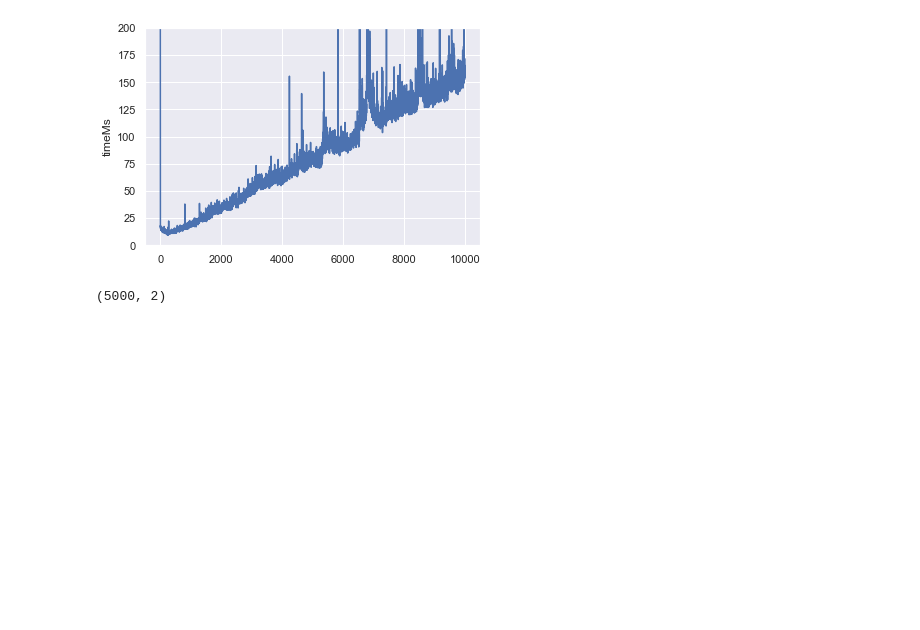
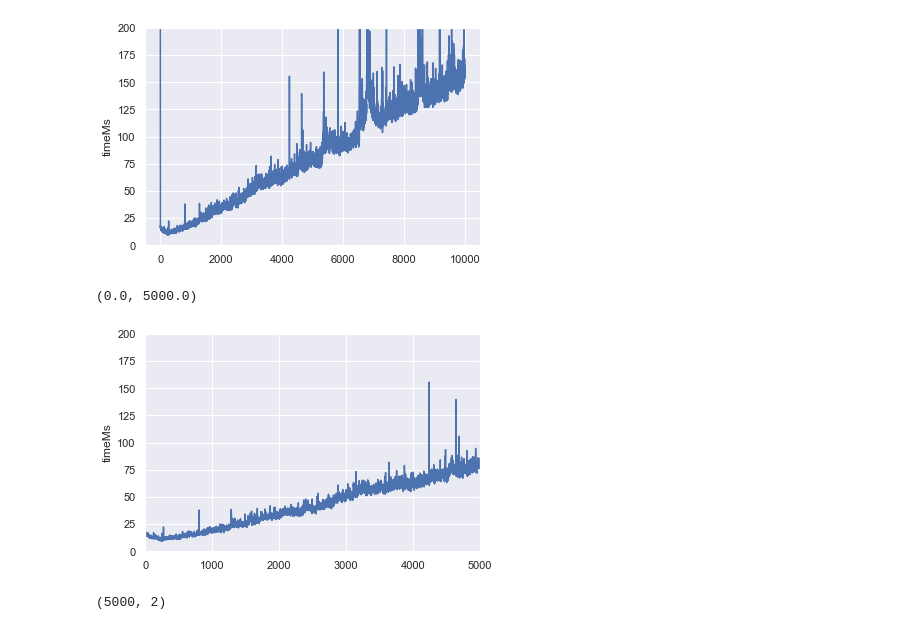
Before and after one commit to MoeweX/java-sdk, a Jupyter notebook: examples/experiments/plot.ipynb, the cells around one changed output. Cells and saved outputs as stored; diff of their text form; code cells hidden in the pictures; blank space fills up the shorter version.

```diff
--- a/examples/experiments/plot.ipynb
+++ b/examples/experiments/plot.ipynb
@@ -34,6 +34,13 @@ ax.set_ylim(0, 200)
 # %% [output]
 (0.0, 200.0)
 [figure]
+# %%
+ax = sns.lineplot(data=df_exp2['timeMs'])
+ax.set_ylim(0, 200)
+ax.set_xlim(0, 5000)
+# %% [output]
+(0.0, 5000.0)
+[figure, added]
 # %%
 ### Exp2a (only 5000 actors with a 10second brake after 2500)
 # %%
```
Also changed, not shown: parts of 1 cell of this notebook, 3 other files.
